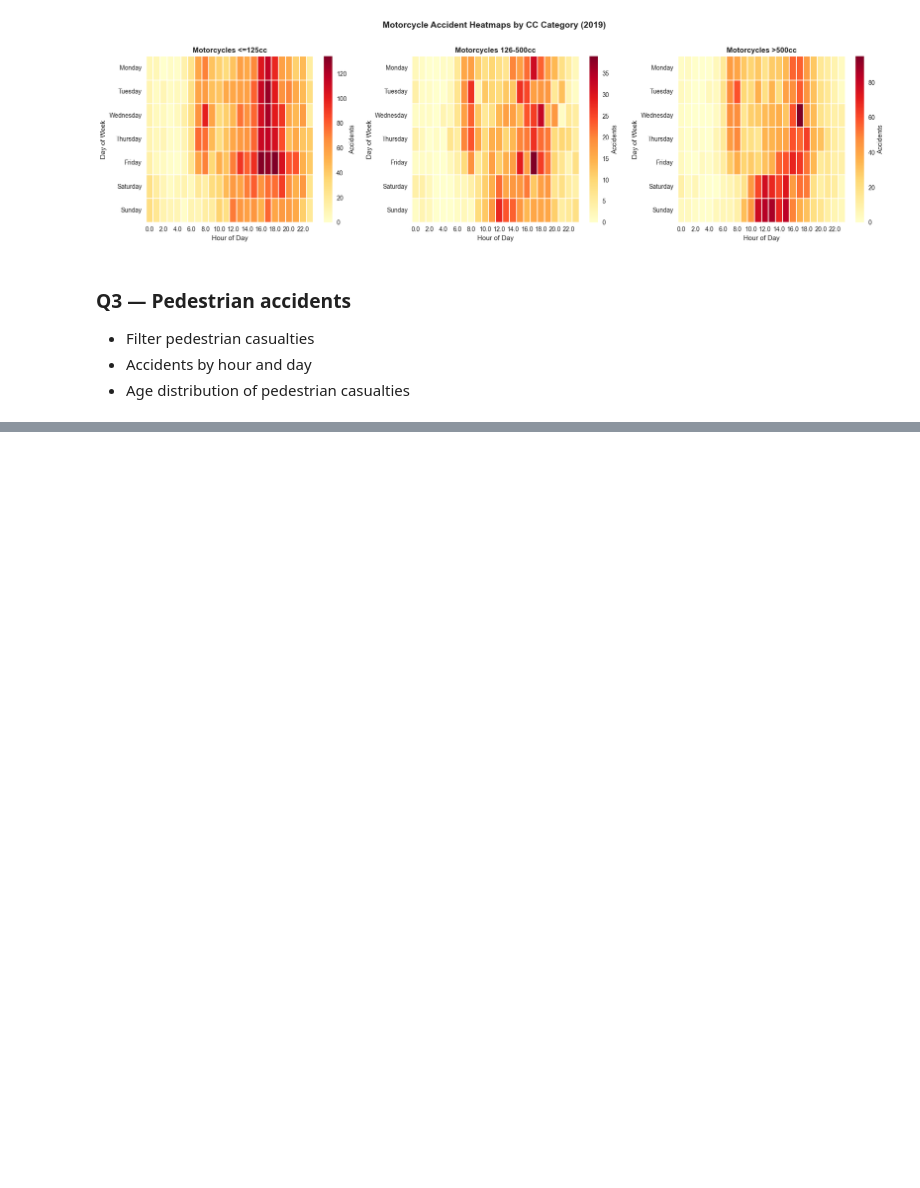
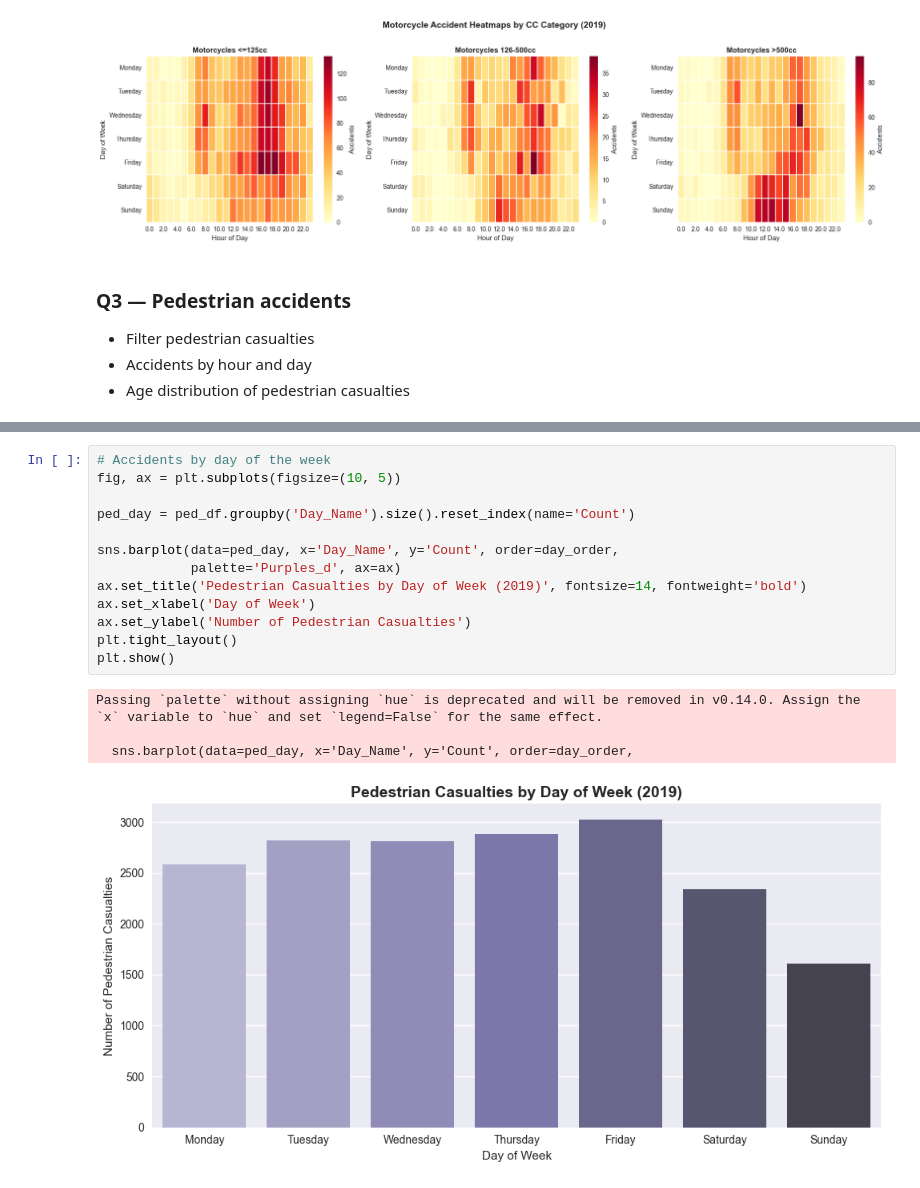
Before and after one commit to Olamilekanvic/UK-Accident, a Jupyter notebook: uk_road_safety.ipynb, the cells around one changed output, grey strips where cells are left out. Cells and saved outputs as stored; diff of their text form; blank space fills up the shorter version.

```diff
--- a/uk_road_safety.ipynb
+++ b/uk_road_safety.ipynb
@@ -633,0 +693,18 @@ plt.show()
+# %%
+# Accidents by day of the week
+fig, ax = plt.subplots(figsize=(10, 5))
+
+ped_day = ped_df.groupby('Day_Name').size().reset_index(name='Count')
+
+sns.barplot(data=ped_day, x='Day_Name', y='Count', order=day_order,
+            palette='Purples_d', ax=ax)
+ax.set_title('Pedestrian Casualties by Day of Week (2019)', fontsize=14, fontweight='bold')
+ax.set_xlabel('Day of Week')
+ax.set_ylabel('Number of Pedestrian Casualties')
+plt.tight_layout()
+plt.show()
+# %% [output]
+Passing `palette` without assigning `hue` is deprecated and will be removed in v0.14.0. Assign the `x` variable to `hue` and set `legend=False` for the same effect.
+
+  sns.barplot(data=ped_day, x='Day_Name', y='Count', order=day_order,
+[figure, added]
```
Also changed, not shown: parts of 15 cells of this notebook, 2 other files.
